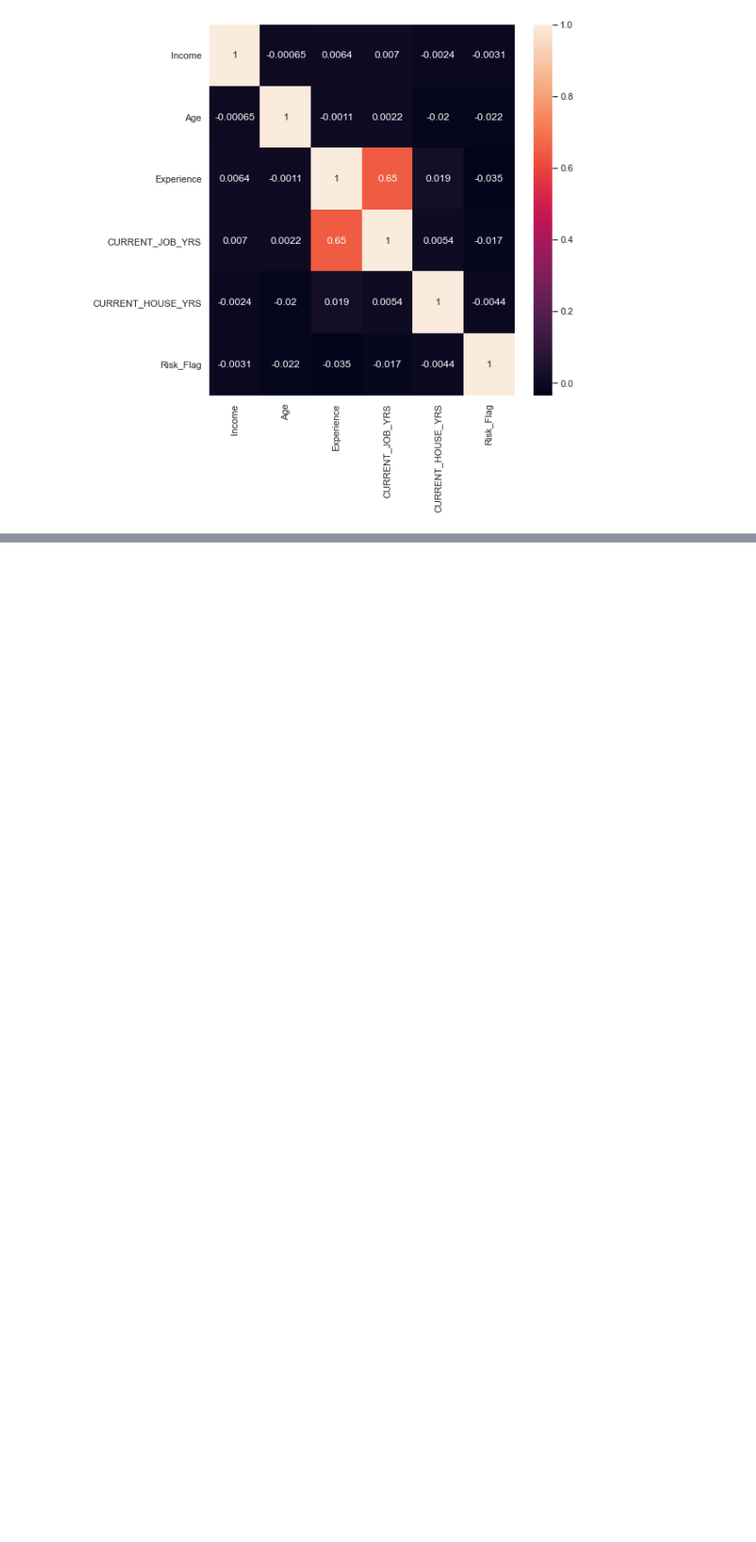
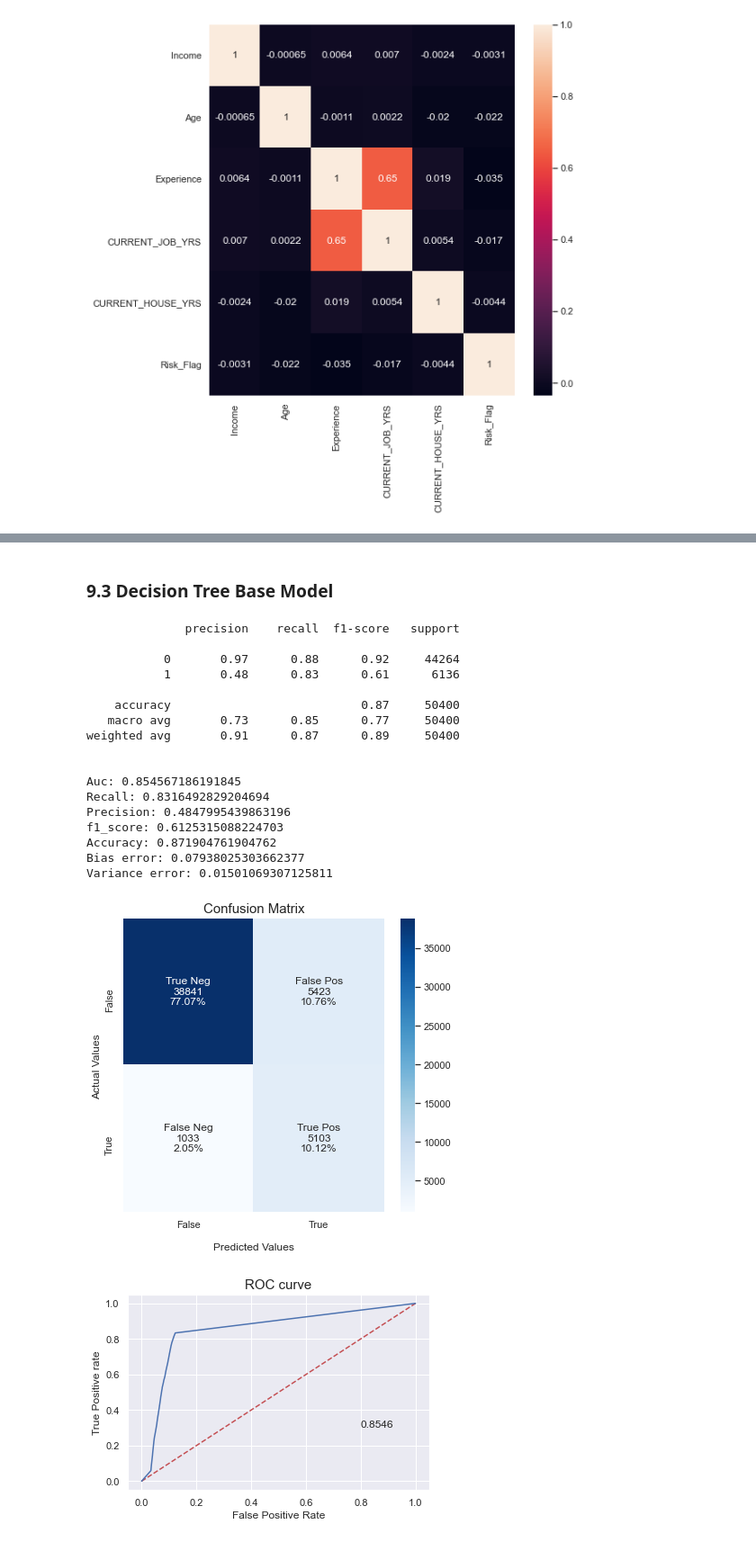
Before and after one commit to jaiatluri/GL_Capstone, a Jupyter notebook: Capstone_Github.ipynb, the cells around one changed output, grey strips where cells are left out. Shown at 90% size. Cells and saved outputs as stored; diff of their text form; code cells hidden in the pictures; blank space fills up the shorter version.

```diff
--- a/Capstone_Github.ipynb
+++ b/Capstone_Github.ipynb
@@ -477,0 +913,19 @@ plt.show()
+# %% [markdown]
+<a id='dt'> </a>
+
+### 9.3 Decision Tree Base Model
+# %%
+dt=DecisionTreeClassifier()
+dt_base = dt.fit(X_train,y_train)
+# %%
+score_dt_base=cross_val_score(dt_base, X_train ,y_train , scoring='roc_auc')
+bias_dt_base=np.mean(1-score_dt_base)
+var_dt_base=np.std(score_dt_base)
+ypred_dt_base = dt_base.predict(X_test)
+accuracy_dt_base = accuracy_score(y_test, ypred_dt_base)
+f1_dt_base= f1_score(y_test, ypred_dt_base)
+precision_dt_base = precision_score(y_test, ypred_dt_base)
+recall_dt_base = recall_score(y_test, ypred_dt_base)
+auc_dt_base = roc_auc_score(y_test, ypred_dt_base)
+conf_dt_base= confusion_matrix(y_test, ypred_dt_base)
+cr_dt_base=classification_report(y_test,ypred_dt_base,output_dict=True)
@@ -477,0 +934,34 @@ plt.show()
+# %%
+print(get_report(dt_base))
+plt.figure(figsize=(6.5,6))
+
+print("")
+print('Auc:',auc_dt_base)
+print('Recall:',recall_dt_base)
+print('Precision:',precision_dt_base)
+print('f1_score:',f1_dt_base)
+print('Accuracy:',accuracy_dt_base)
+print('Bias error:',bias_dt_base)
+print('Variance error:',var_dt_base)
+confmatrix(dt_base)
+get_roc_curve(dt_base)
+# %% [output]
+              precision    recall  f1-score   support
+
+           0       0.97      0.88      0.92     44264
+           1       0.48      0.83      0.61      6136
+
+    accuracy                           0.87     50400
+   macro avg       0.73      0.85      0.77     50400
+weighted avg       0.91      0.87      0.89     50400
+
+
+Auc: 0.854567186191845
+Recall: 0.8316492829204694
+Precision: 0.4847995439863196
+f1_score: 0.6125315088224703
+Accuracy: 0.871904761904762
+Bias error: 0.07938025303662377
+Variance error: 0.01501069307125811
+[figure, added]
+[figure, added]
```
Also changed, not shown: parts of 152 cells of this notebook.
